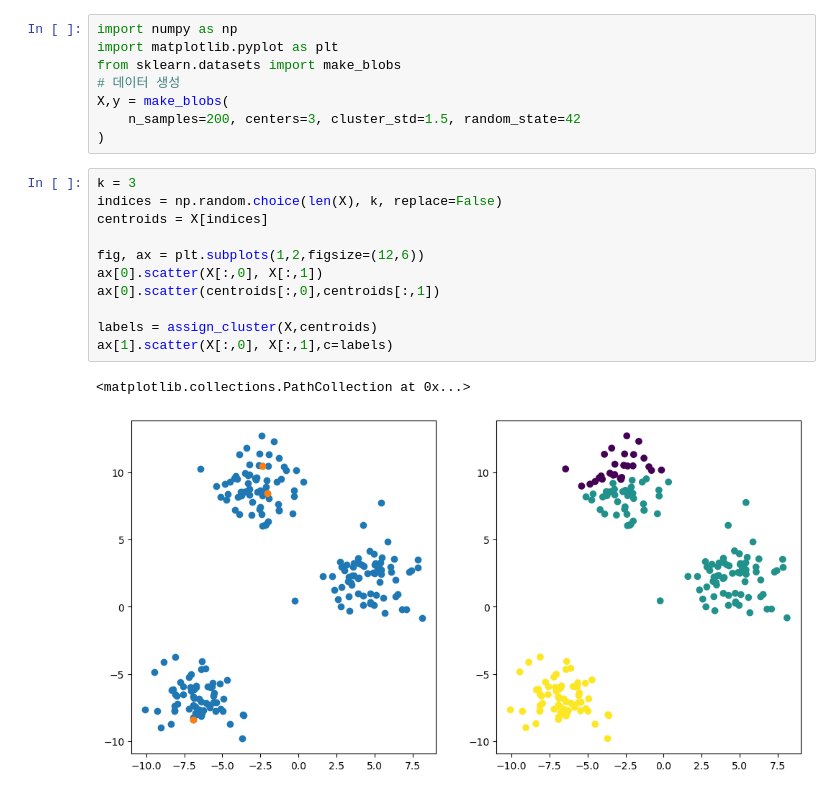
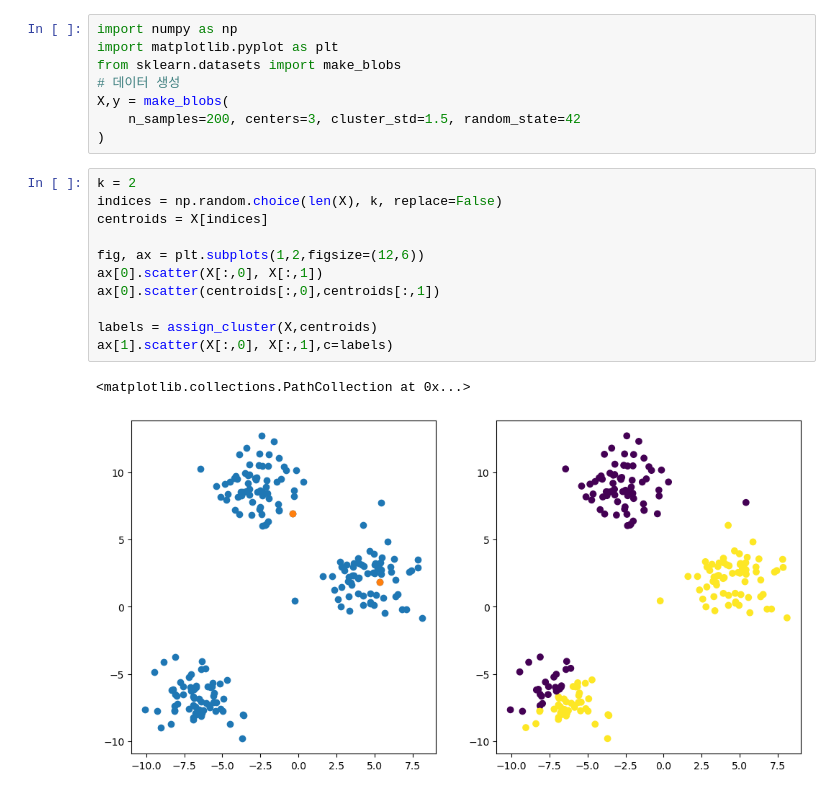
Before and after one commit to skn29teacher/skn29_lecture, a Jupyter notebook: 머신러닝/09.군집/001.ipynb, the cells around one changed output. Cells and saved outputs as stored; diff of their text form.

```diff
--- a/머신러닝/09.군집/001.ipynb
+++ b/머신러닝/09.군집/001.ipynb
@@ -109,19 +109,19 @@ X,y = make_blobs(
     n_samples=200, centers=3, cluster_std=1.5, random_state=42
 )
 # %%
-k = 3
+k = 2
 indices = np.random.choice(len(X), k, replace=False)
 centroids = X[indices]
 
 fig, ax = plt.subplots(1,2,figsize=(12,6))
 ax[0].scatter(X[:,0], X[:,1])
 ax[0].scatter(centroids[:,0],centroids[:,1])
 
 labels = assign_cluster(X,centroids)
 ax[1].scatter(X[:,0], X[:,1],c=labels)
 # %% [output]
 <matplotlib.collections.PathCollection at 0x...>
-[figure, old version]
+[figure, new version]
 # %%
 label = assign_cluster(X,centroids)
 new_centroid = update_centroid(X,label,k)
```
Also changed, not shown: parts of 6 cells of this notebook.
